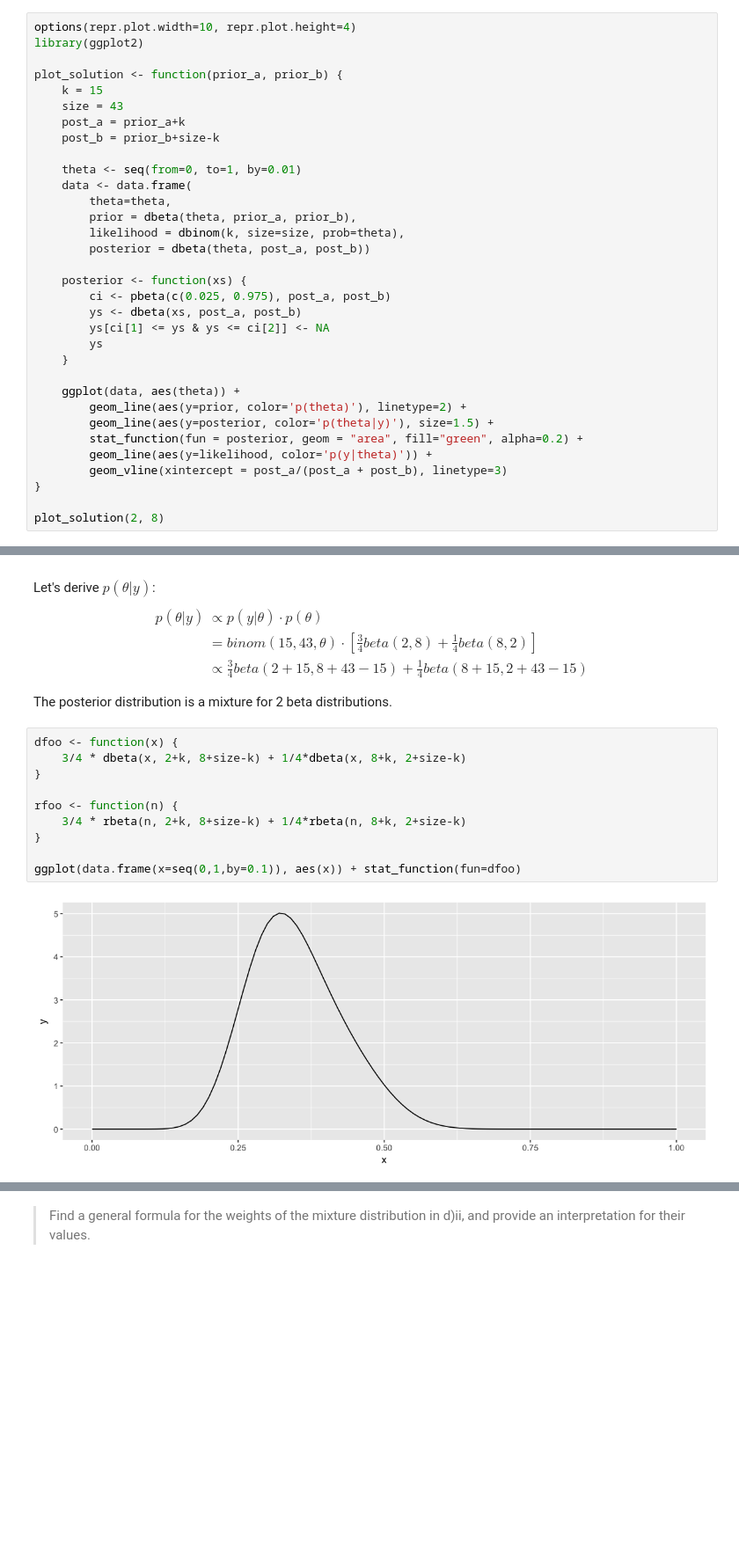
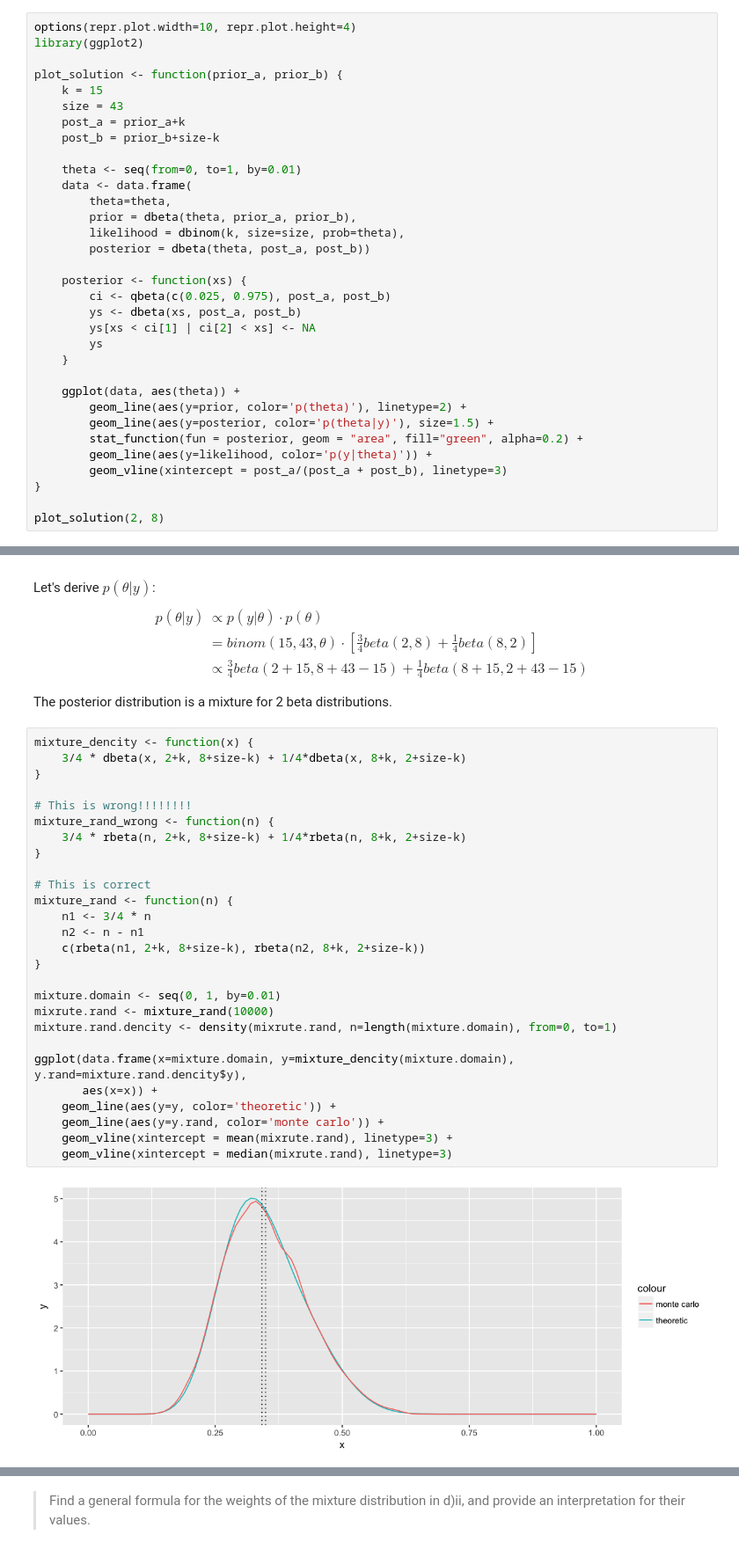
Before and after one commit to andreo/bayesian-statistical-methods-solutions, a Jupyter notebook: Exercise-3.4.ipynb, the cells around one changed output, grey strips where cells are left out. Shown: that part at 88% size. Drawn from its saved outputs; the diff is of its cells as text; blank space fills up the shorter version.

```diff
--- a/Exercise-3.4.ipynb
+++ b/Exercise-3.4.ipynb
@@ -26,9 +26,9 @@ plot_solution <- function(prior_a, prior_b) {
         posterior = dbeta(theta, post_a, post_b))
 
     posterior <- function(xs) {
-        ci <- pbeta(c(0.025, 0.975), post_a, post_b)
+        ci <- qbeta(c(0.025, 0.975), post_a, post_b)
         ys <- dbeta(xs, post_a, post_b)
-        ys[ci[1] <= ys & ys <= ci[2]] <- NA
+        ys[xs < ci[1] | ci[2] < xs] <- NA
         ys
     }
 
@@ -110,14 +110,31 @@ $$
 
 The posterior distribution is a mixture for 2 beta distributions.
 # %%
-dfoo <- function(x) {
+mixture_dencity <- function(x) {
     3/4 * dbeta(x, 2+k, 8+size-k) + 1/4*dbeta(x, 8+k, 2+size-k)
 }
 
-rfoo <- function(n) {
+# This is wrong!!!!!!!!
+mixture_rand_wrong <- function(n) {
     3/4 * rbeta(n, 2+k, 8+size-k) + 1/4*rbeta(n, 8+k, 2+size-k)
 }
 
-ggplot(data.frame(x=seq(0,1,by=0.1)), aes(x)) + stat_function(fun=dfoo)
+# This is correct
+mixture_rand <- function(n) {
+    n1 <- 3/4 * n
+    n2 <- n - n1
+    c(rbeta(n1, 2+k, 8+size-k), rbeta(n2, 8+k, 2+size-k))
+}
+
+mixture.domain <- seq(0, 1, by=0.01)
+mixrute.rand <- mixture_rand(10000)
+mixture.rand.dencity <- density(mixrute.rand, n=length(mixture.domain), from=0, to=1)
+
+ggplot(data.frame(x=mixture.domain, y=mixture_dencity(mixture.domain), y.rand=mixture.rand.dencity$y),
+       aes(x=x)) +
+    geom_line(aes(y=y, color='theoretic')) +
+    geom_line(aes(y=y.rand, color='monte carlo')) +
+    geom_vline(xintercept = mean(mixrute.rand), linetype=3) +
+    geom_vline(xintercept = median(mixrute.rand), linetype=3)
 # %% [output]
-[figure, old version]
+[figure, new version]
```
Also changed, not shown: parts of 10 cells of this notebook.
